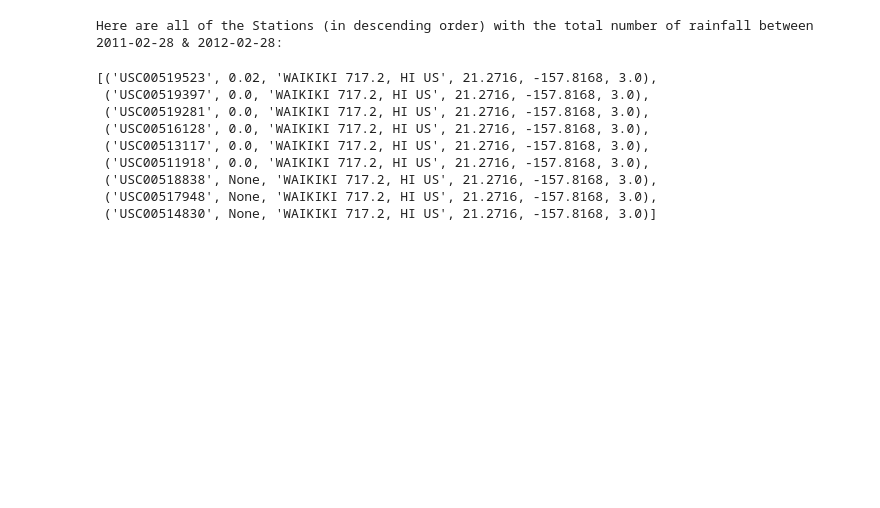
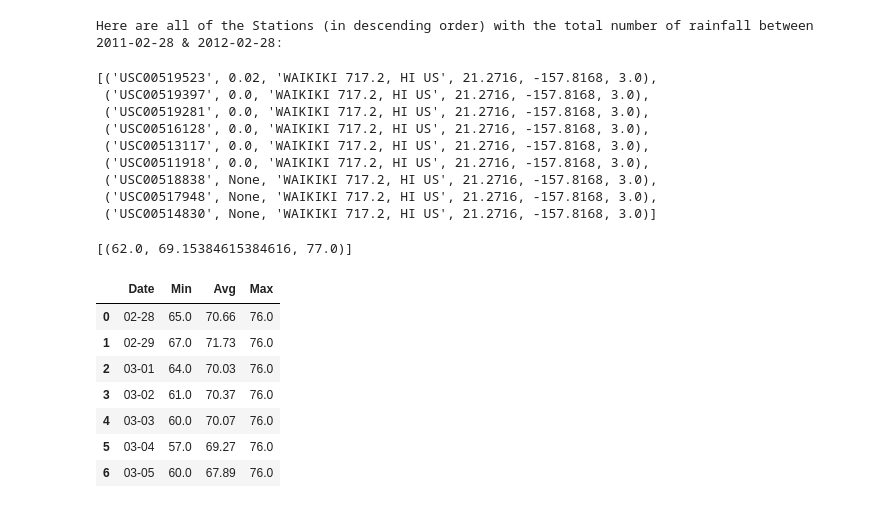
Before and after one commit to temidolan/SQL-Alchemy, a Jupyter notebook: Instructions/climate_starter.ipynb, the cells around one changed output. Saved outputs shown, nothing was run; the diff lists cells and outputs as text; code cells hidden in the pictures; blank space fills up the shorter version.

```diff
--- a/Instructions/climate_starter.ipynb
+++ b/Instructions/climate_starter.ipynb
@@ -364,20 +354,48 @@ def daily_normals(date):
 
     """
 
-    sel = [func.min(Measurement.tobs), func.avg(Measurement.tobs), func.max(Measurement.tobs)]
-    return session.query(*sel).filter(func.strftime("%m-%d", Measurement.date) == date).all()
+    sel = [func.min(measurement.tobs), func.avg(measurement.tobs), func.max(measurement.tobs)]
+    return session.query(*sel).filter(func.strftime("%m-%d", measurement.date) == date).all()
 
 daily_normals("01-01")
+# %% [output]
+[(62.0, 69.15384615384616, 77.0)]
 # %%
 # calculate the daily normals for your trip
 # push each tuple of calculations into a list called `normals`
 
 # Set the start and end date of the trip
 
 # Use the start and end date to create a range of dates
 
 # Stip off the year and save a list of %m-%d strings
 
-# Loop through the list of %m-%d strings and calculate the normals for each date
+# Loop through the list of %m-%d strings and calculate the normals for each date# listing the dates for vacation
+
+Vacation_dates = ["02-28", "02-29", "03-01", "03-02", "03-03","03-04","03-05"]
+normals = []
+# returning avg, min, max rainfall for Hawaii vacation
+for i in Vacation_dates:
+    vacation = {}
+    vacation["Date"] = "{}".format(i)
+    daily_normal = daily_normals(i)
+    vacation["Min"] = daily_normal[0][0]
+    vacation["Avg"] = round(daily_normal[0][1],2)
+    vacation["Max"] = daily_norm[0][2]
+#print(vacation)
+    normals.append(vacation)
+#print(normals)
+
+vacations_df = pd.DataFrame(normals)
+vacations_df
+# %% [output]
+|  | Date | Min | Avg | Max |
+| 0 | 02-28 | 65.0 | 70.66 | 76.0 |
+| 1 | 02-29 | 67.0 | 71.73 | 76.0 |
+| 2 | 03-01 | 64.0 | 70.03 | 76.0 |
+| 3 | 03-02 | 61.0 | 70.37 | 76.0 |
+| 4 | 03-03 | 60.0 | 70.07 | 76.0 |
+| 5 | 03-04 | 57.0 | 69.27 | 76.0 |
+| 6 | 03-05 | 60.0 | 67.89 | 76.0 |
 # %%
 # Load the previous query results into a Pandas DataFrame and add the `trip_dates` range as the `date` index
```
Also changed, not shown: parts of 3 cells of this notebook.
